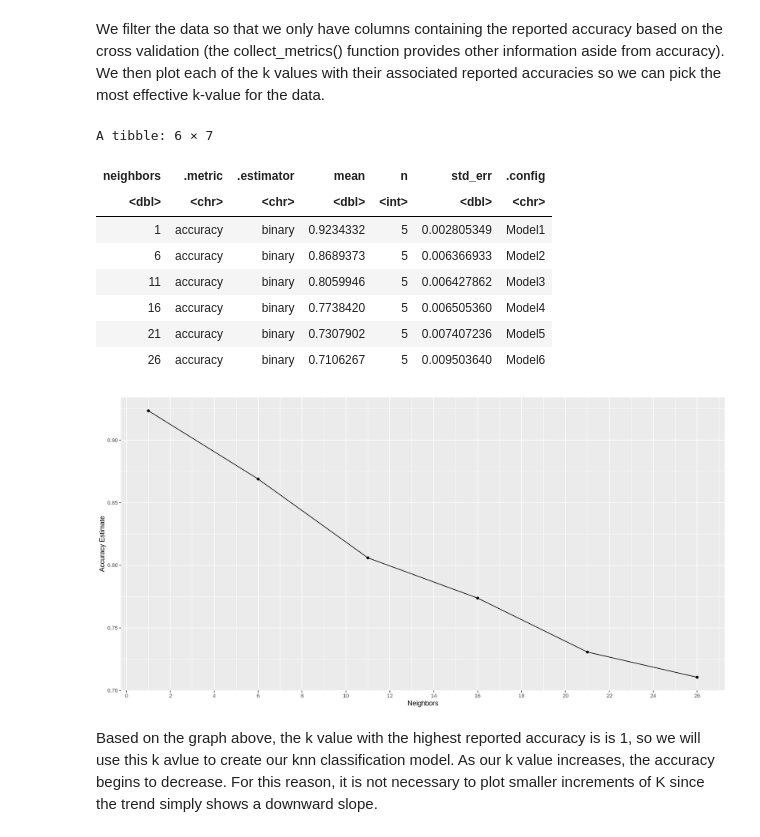
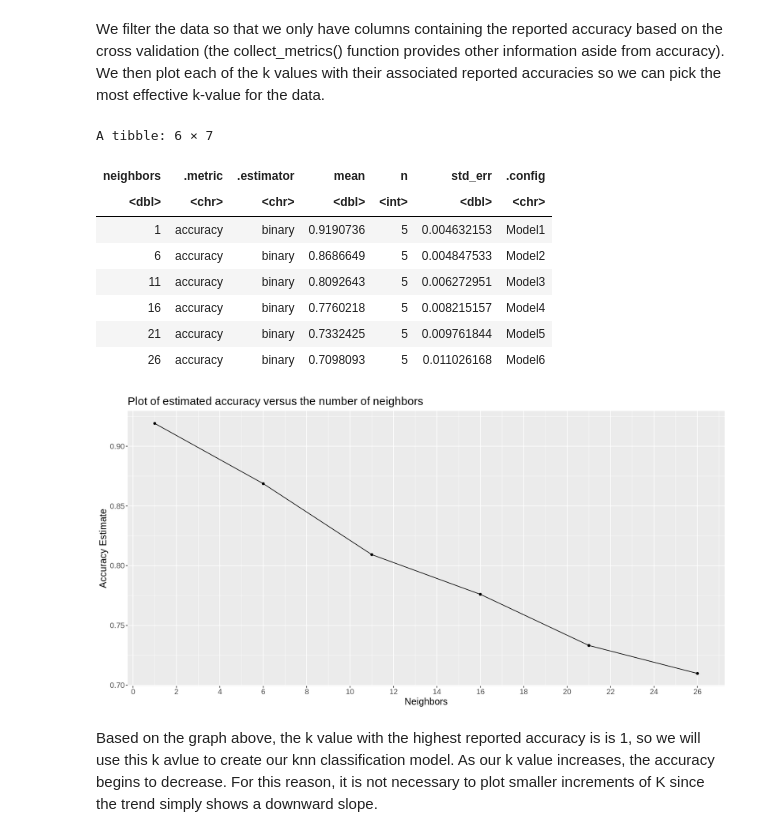
Before and after one commit to romansinkus/stroke-classification, a Jupyter notebook: Stroke_prediction.ipynb, the cells around one changed output. Drawn from its saved outputs; the diff is of its cells as text; code cells hidden in the pictures.

Commit message:
creating a visualization of analysis
included why we split the data, rectangular purpose in recipe
added percentages to summary table

```diff
--- a/Stroke_prediction.ipynb
+++ b/Stroke_prediction.ipynb
@@ -276,28 +273,29 @@ We filter the data so that we only have columns containing the reported accuracy
 # %%
 accuracies <- stroke_results %>%
     filter(.metric == "accuracy")
 
 accuracies
 
 cross_val_plot <- ggplot(accuracies, aes(x = neighbors, y = mean)) +
     geom_point() +
     geom_line() +
     labs(x = "Neighbors", y = "Accuracy Estimate") +
-     scale_x_continuous(breaks = seq(0, 30, 2))
- #   scale_y_continuous(limits = c(0.7, 1))
-# add title
+    scale_x_continuous(breaks = seq(0, 30, 2)) +
+    ggtitle("Plot of estimated accuracy versus the number of neighbors") +
+    theme(text = element_text(size = 15))
+
 cross_val_plot
 # %% [output]
 A tibble: 6 × 7
 | neighbors | .metric | .estimator | mean | n | std_err | .config |
 | <dbl> | <chr> | <chr> | <dbl> | <int> | <dbl> | <chr> |
-| 1 | accuracy | binary | 0.9234332 | 5 | 0.002805349 | Model1 |
-| 6 | accuracy | binary | 0.8689373 | 5 | 0.006366933 | Model2 |
-| 11 | accuracy | binary | 0.8059946 | 5 | 0.006427862 | Model3 |
-| 16 | accuracy | binary | 0.7738420 | 5 | 0.006505360 | Model4 |
-| 21 | accuracy | binary | 0.7307902 | 5 | 0.007407236 | Model5 |
-| 26 | accuracy | binary | 0.7106267 | 5 | 0.009503640 | Model6 |
+| 1 | accuracy | binary | 0.9190736 | 5 | 0.004632153 | Model1 |
+| 6 | accuracy | binary | 0.8686649 | 5 | 0.004847533 | Model2 |
+| 11 | accuracy | binary | 0.8092643 | 5 | 0.006272951 | Model3 |
+| 16 | accuracy | binary | 0.7760218 | 5 | 0.008215157 | Model4 |
+| 21 | accuracy | binary | 0.7332425 | 5 | 0.009761844 | Model5 |
+| 26 | accuracy | binary | 0.7098093 | 5 | 0.011026168 | Model6 |
-[figure, old version]
+[figure, new version]
 # %% [markdown]
 Based on the graph above, the k value with the highest reported accuracy is is 1, so we will use this k avlue to create our knn classification model. As our k value increases, the accuracy begins to decrease. For this reason, it is not necessary to plot smaller increments of K since the trend simply shows a downward slope.
 # %%
```
Also changed, not shown: parts of 9 cells of this notebook.
